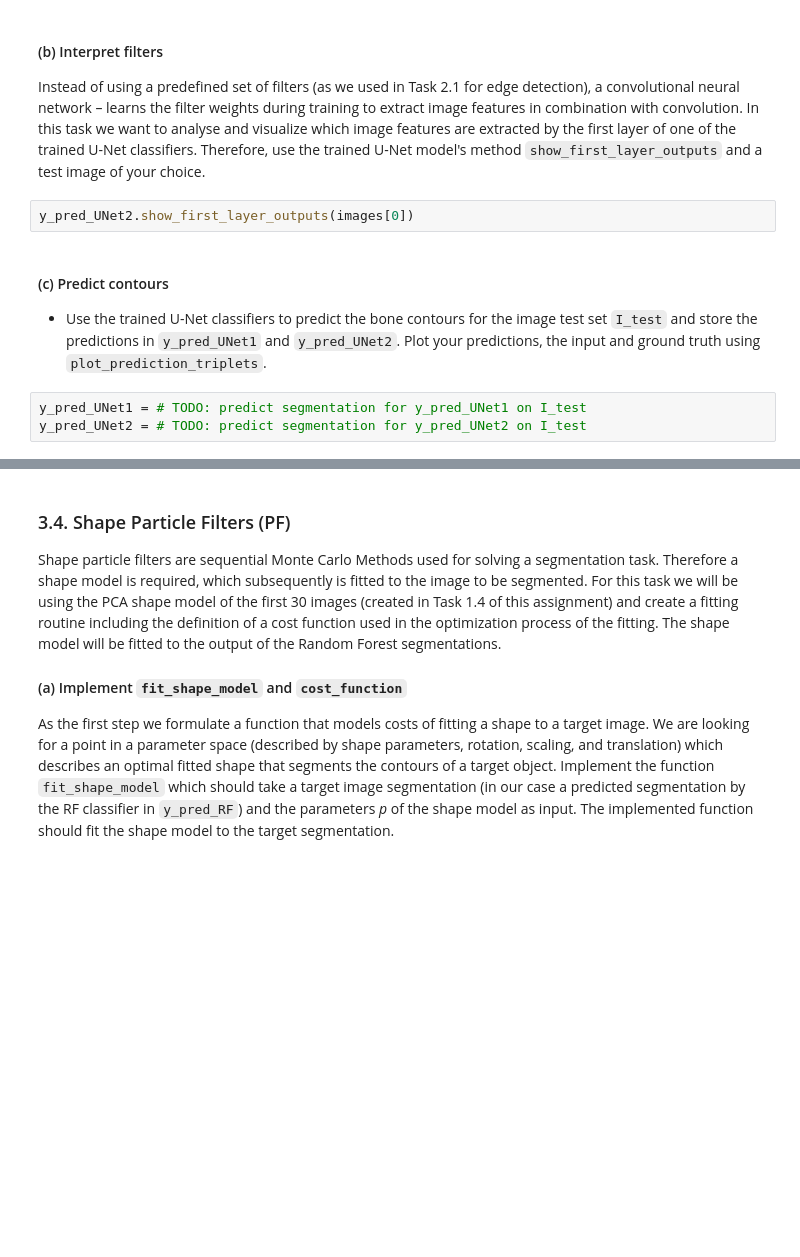
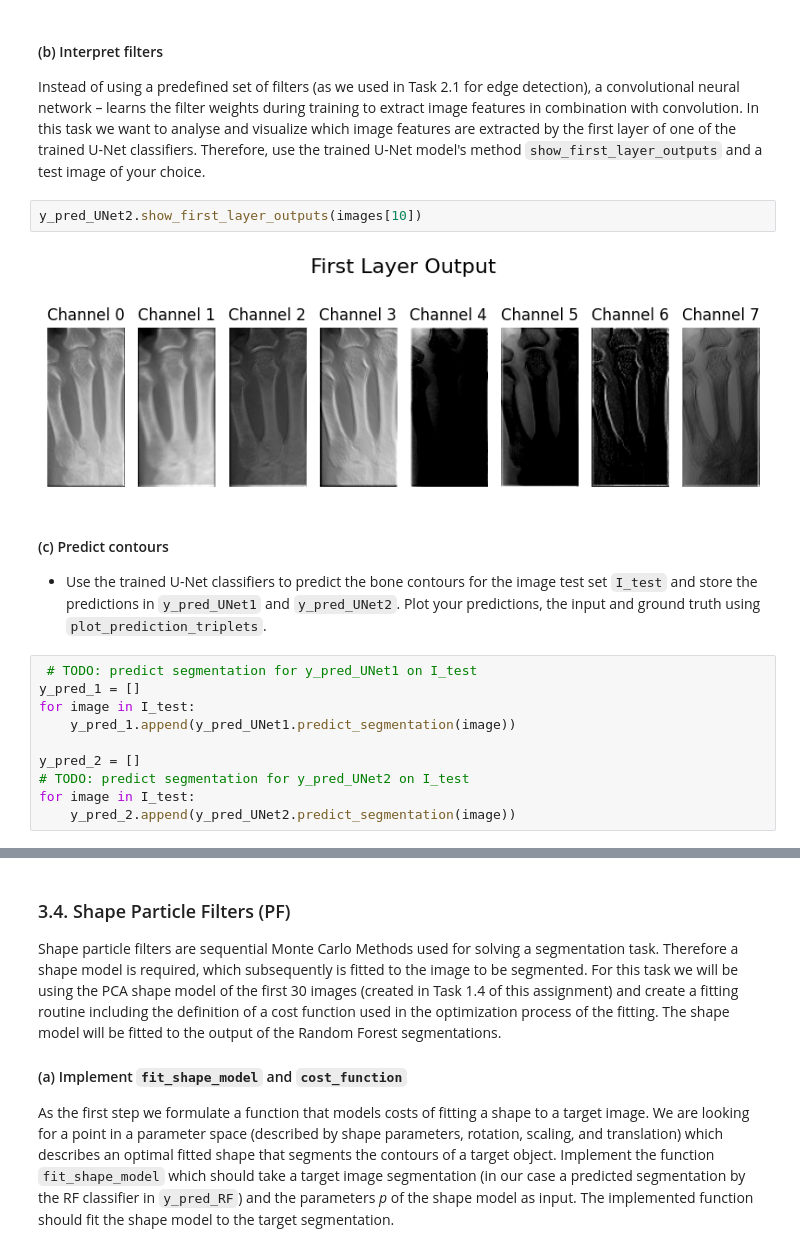
Before and after one commit to Amelie1313/MIP_Assignment2, a Jupyter notebook: notebook_03.ipynb, the cells around one changed output, grey strips where cells are left out. Saved outputs shown, nothing was run; the diff lists cells and outputs as text; blank space fills up the shorter version.

```diff
--- a/notebook_03.ipynb
+++ b/notebook_03.ipynb
@@ -498,11 +628,20 @@ y_pred_UNet2 = train_unet_model(images, masks, augment=True, lr=1e-4)
 #### (b) Interpret filters
 Instead of using a predefined set of filters (as we used in Task 2.1 for edge detection),  a convolutional neural network – learns the filter weights  during training to extract image features in combination with convolution. In this task we want to analyse and visualize which image features are extracted by the first layer of one of the trained U-Net classifiers. Therefore, use the trained U-Net model's method `show_first_layer_outputs` and a test image of your choice.
 # %%
-y_pred_UNet2.show_first_layer_outputs(images[0])
+y_pred_UNet2.show_first_layer_outputs(images[10])
+# %% [output]
+[figure, added]
 # %% [markdown]
 #### (c) Predict contours
 - Use the trained U-Net classifiers to predict the bone contours for the image test set `I_test` and store the predictions in `y_pred_UNet1` and `y_pred_UNet2`. Plot your predictions, the input and ground truth using `plot_prediction_triplets`.
 # %%
-y_pred_UNet1 = # TODO: predict segmentation for y_pred_UNet1 on I_test
-y_pred_UNet2 = # TODO: predict segmentation for y_pred_UNet2 on I_test
+ # TODO: predict segmentation for y_pred_UNet1 on I_test
+y_pred_1 = []
+for image in I_test:
+    y_pred_1.append(y_pred_UNet1.predict_segmentation(image))
+
+y_pred_2 = []
+# TODO: predict segmentation for y_pred_UNet2 on I_test
+for image in I_test:
+    y_pred_2.append(y_pred_UNet2.predict_segmentation(image))
 # %%
```
Also changed, not shown: parts of 24 cells of this notebook.
